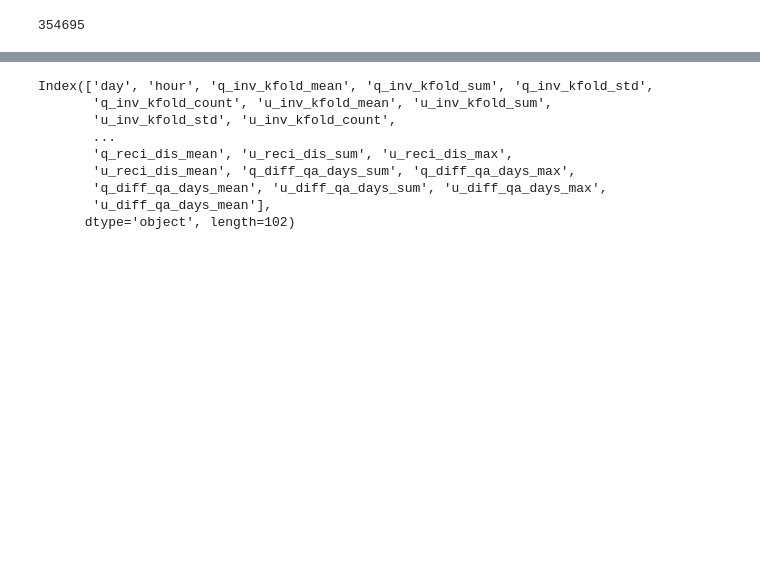
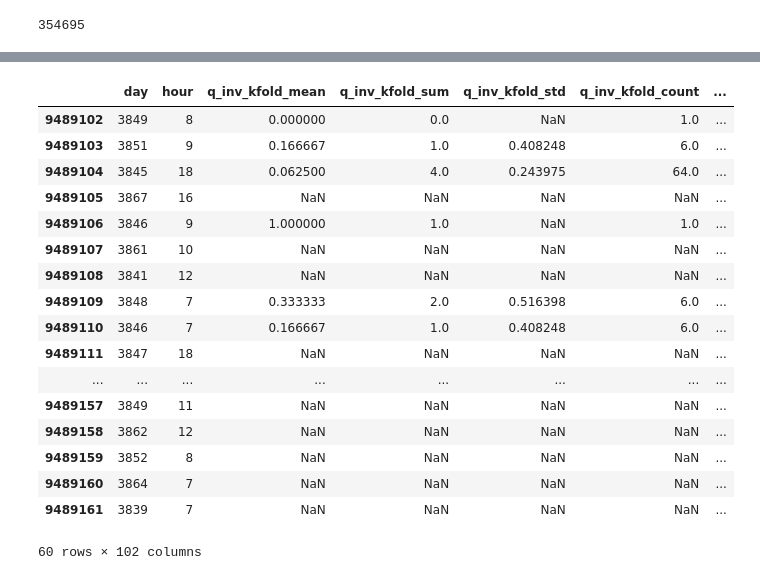
Before and after one commit to goodbyeearth/zhcup, a Jupyter notebook: k_fold_stat.ipynb, the cells around one changed output, grey strips where cells are left out. Saved outputs shown, nothing was run; the diff lists cells and outputs as text; code cells hidden in the pictures; blank space fills up the shorter version.

Commit message:
folds by day

```diff
--- a/k_fold_stat.ipynb
+++ b/k_fold_stat.ipynb
@@ -85,0 +110,4 @@ len(ans)
+# %%
+t2 = t.loc[3854:3860].sum()
+t1 += t2
+t2
@@ -85,0 +116,4 @@ len(ans)
+# %%
+t2 = t.loc[3861:3867].sum()
+t1 += t2
+t2
@@ -86,14 +138,11 @@ len(ans)
 # %%
 def extract_kfold_train_feature(data_df_, ans_df_):
     train_df = data_df_.copy()
-    train_df_copy = train_df.copy()
     ans_df = ans_df_.copy()
     logging.info("ans_df shape %s", ans_df.shape)
 
-    train_df['fold'] = None
-    folds = KFold(n_splits=5, shuffle=True, random_state=1989)
-    for fold_, (trn_idx, val_idx) in enumerate(folds.split(train_df)):
-        train_df.loc[val_idx, 'fold'] = fold_
+    train_df['fold'] = train_df['day'].apply(fold_fn)
+    train_df_copy = train_df.copy()
 
     # 给 ans 加 fold 信息
     t1 = train_df[['uid', 'qid', 'fold']].drop_duplicates(subset=['uid', 'qid'], keep='last', inplace=False)
@@ -116,12 +165,12 @@ def extract_kfold_train_feature(data_df_, ans_df_):
     for feat in extract_feat:
         train_df[feat] = -10000
 
-    for fold_, (trn_idx, val_idx) in enumerate(folds.split(train_df)):
+    for fold_ in range(4):
         logging.info("fold %s", fold_)
 
-        log_trn = train_df_copy.loc[trn_idx]    # 提这些记录里的信息
+        log_trn = train_df_copy.loc[train_df_copy['fold'] != fold_]    # 提这些记录里的信息
         logging.info("log_trn shape %s", log_trn.shape)
-        val_df = train_df_copy.loc[val_idx]
+        val_df = train_df_copy.loc[train_df_copy['fold'] == fold_]
         logging.info("val_df shape %s", val_df.shape)
         log_ans = ans_df.loc[ans_df['fold'] != fold_]  # 排除掉当前 fold 的 ans
         logging.info("log_ans shape %s", log_ans.shape)
@@ -130,13 +179,15 @@ def extract_kfold_train_feature(data_df_, ans_df_):
         logging.info("question info")
         t1 = log_trn.groupby('qid')['label'].agg(['mean', 'sum', 'std', 'count']).reset_index()
         t1.columns = ['qid'] + extract_q_feat   # 回答率,回答次数,标准差,邀请次数
-        train_df.loc[val_idx, extract_q_feat] = pd.merge(val_df, t1, on='qid', how='left')[extract_q_feat].values
+        train_df.loc[train_df['fold']==fold_, extract_q_feat] = pd.merge(val_df, t1, on='qid',
+                                                                         how='left')[extract_q_feat].values
 
         # user
         logging.info("user info")
         t1 = log_trn.groupby('uid')['label'].agg(['mean', 'sum', 'std', 'count']).reset_index()
         t1.columns = ['uid'] + extract_u_feat
-        train_df.loc[val_idx, extract_u_feat] = pd.merge(val_df, t1, on='uid', how='left')[extract_u_feat].values
+        train_df.loc[train_df['fold']==fold_, extract_u_feat] = pd.merge(val_df, t1, on='uid',
+                                                                         how='left')[extract_u_feat].values
 
         # ans
         ans_q_group = log_ans.groupby('qid')
@@ -145,14 +196,14 @@ def extract_kfold_train_feature(data_df_, ans_df_):
         logging.info("ans: q_ans_kfold_count")
         t1 = ans_q_group['aid'].count().reset_index()
         t1.columns = ['qid', 'q_ans_kfold_count']          # 某问题在 answer_info 中的回答次数
-        train_df.loc[val_idx, ['q_ans_kfold_count']] = pd.merge(val_df, t1,
-                                                                on='qid', how='left')['q_ans_kfold_count'].values
+        train_df.loc[train_df['fold']==fold_, ['q_ans_kfold_count']] = pd.merge(val_df, t1, on='qid',
+                                                                                how='left')['q_ans_kfold_count'].values
 
         logging.info("ans: u_ans_kfold_count")
         t1 = ans_u_group['aid'].count().reset_index()
         t1.columns = ['uid', 'u_ans_kfold_count']          # 某用户在 answer_info 中的回答次数
-        train_df.loc[val_idx, ['u_ans_kfold_count']] = pd.merge(val_df, t1,
-                                                                on='uid', how='left')['u_ans_kfold_count'].values
+        train_df.loc[train_df['fold']==fold_, ['u_ans_kfold_count']] = pd.merge(val_df, t1, on='uid',
+                                                                                how='left')['u_ans_kfold_count'].values
 
         for col in a_feat:
             logging.info("ans: %s sum max mean", col)
@@ -160,12 +211,14 @@ def extract_kfold_train_feature(data_df_, ans_df_):
             t1 = ans_q_group[col].agg(['sum', 'max', 'mean']).reset_index()
             f_name = [f'q_{col}_sum', f'q_{col}_max', f'q_{col}_mean']
             t1.columns = ['qid'] + f_name
-            train_df.loc[val_idx, f_name] = pd.merge(val_df, t1, on='qid', how='left')[f_name].values
+            train_df.loc[train_df['fold']==fold_, f_name] = pd.merge(val_df, t1, on='qid',
+                                                                     how='left')[f_name].values
 
             t1 = ans_u_group[col].agg(['sum', 'max', 'mean']).reset_index()
             f_name = [f'u_{col}_sum', f'u_{col}_max', f'u_{col}_mean']
             t1.columns = ['uid'] + f_name
-            train_df.loc[val_idx, f_name] = pd.merge(val_df, t1, on='uid', how='left')[f_name].values
+            train_df.loc[train_df['fold']==fold_, f_name] = pd.merge(val_df, t1, on='uid',
+                                                                     how='left')[f_name].values
 
     for feat in extract_feat:
         assert len(train_df[train_df[feat]==-10000]) == 0
@@ -360,12 +380,21 @@ test_kfold.to_csv('feature/test_kfold_feature.txt', index=False, sep='\t')
 # %%
-train_kfold.columns
+train_kfold[-60:]
 # %% [output]
+|  | day | hour | q_inv_kfold_mean | q_inv_kfold_sum | q_inv_kfold_std | q_inv_kfold_count | ... |
+| 9489102 | 3849 | 8 | 0.000000 | 0.0 | NaN | 1.0 | ... |
+| 9489103 | 3851 | 9 | 0.166667 | 1.0 | 0.408248 | 6.0 | ... |
+| 9489104 | 3845 | 18 | 0.062500 | 4.0 | 0.243975 | 64.0 | ... |
+| 9489105 | 3867 | 16 | NaN | NaN | NaN | NaN | ... |
+| 9489106 | 3846 | 9 | 1.000000 | 1.0 | NaN | 1.0 | ... |
+| 9489107 | 3861 | 10 | NaN | NaN | NaN | NaN | ... |
+| 9489108 | 3841 | 12 | NaN | NaN | NaN | NaN | ... |
+| 9489109 | 3848 | 7 | 0.333333 | 2.0 | 0.516398 | 6.0 | ... |
+| 9489110 | 3846 | 7 | 0.166667 | 1.0 | 0.408248 | 6.0 | ... |
+| 9489111 | 3847 | 18 | NaN | NaN | NaN | NaN | ... |
+| ... | ... | ... | ... | ... | ... | ... | ... |
+| 9489157 | 3849 | 11 | NaN | NaN | NaN | NaN | ... |
+| 9489158 | 3862 | 12 | NaN | NaN | NaN | NaN | ... |
+| 9489159 | 3852 | 8 | NaN | NaN | NaN | NaN | ... |
+| 9489160 | 3864 | 7 | NaN | NaN | NaN | NaN | ... |
+| 9489161 | 3839 | 7 | NaN | NaN | NaN | NaN | ... |
-Index(['day', 'hour', 'q_inv_kfold_mean', 'q_inv_kfold_sum', 'q_inv_kfold_std',
-       'q_inv_kfold_count', 'u_inv_kfold_mean', 'u_inv_kfold_sum',
-       'u_inv_kfold_std', 'u_inv_kfold_count',
-       ...
-       'q_reci_dis_mean', 'u_reci_dis_sum', 'u_reci_dis_max',
-       'u_reci_dis_mean', 'q_diff_qa_days_sum', 'q_diff_qa_days_max',
-       'q_diff_qa_days_mean', 'u_diff_qa_days_sum', 'u_diff_qa_days_max',
-       'u_diff_qa_days_mean'],
-      dtype='object', length=102)
+60 rows × 102 columns
```
Also changed, not shown: parts of 25 cells of this notebook, 1 other file.
